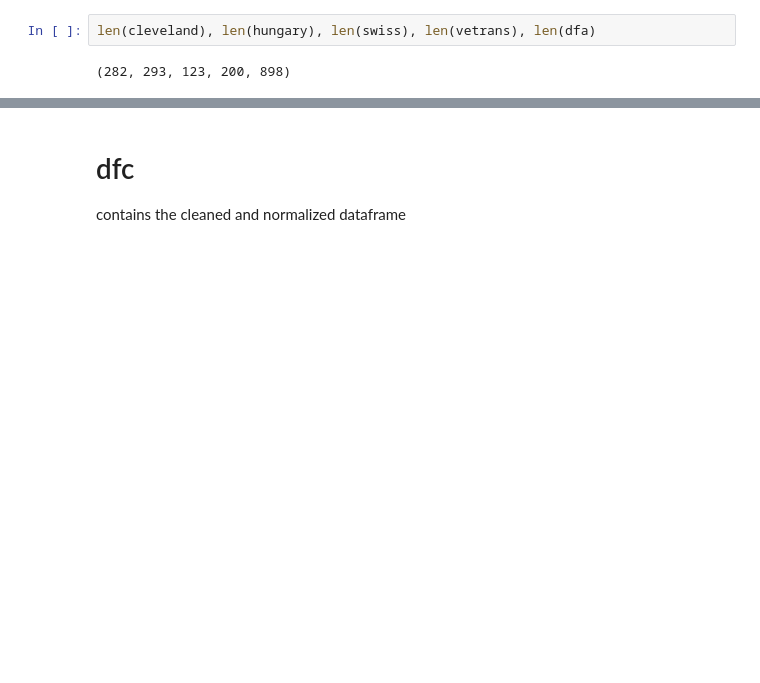
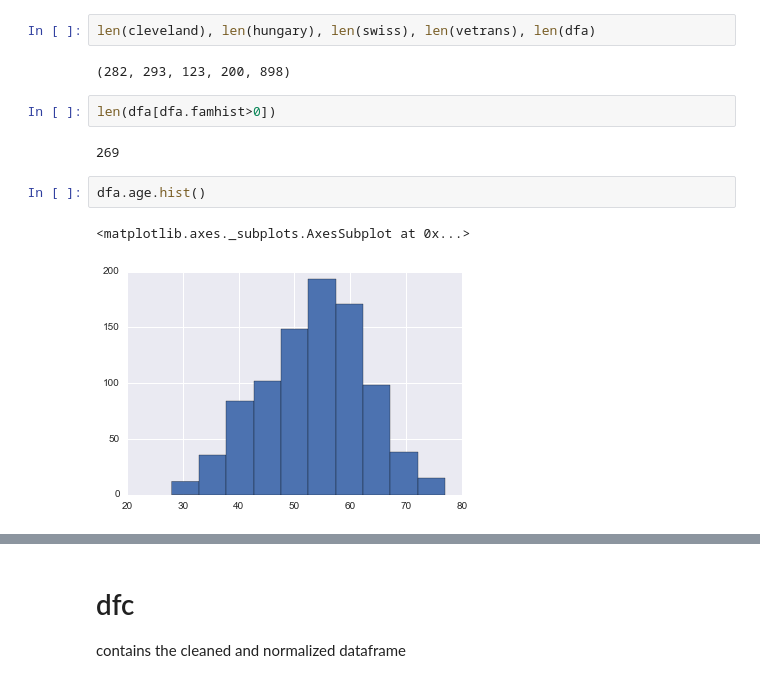
Before and after one commit to shermanash/kardiac_kids, a Jupyter notebook: preprocessing/uciheartdbcleannorm.ipynb, the cells around one changed output, grey strips where cells are left out. Cells and saved outputs as stored; diff of their text form; blank space fills up the shorter version.

```diff
--- a/preprocessing/uciheartdbcleannorm.ipynb
+++ b/preprocessing/uciheartdbcleannorm.ipynb
@@ -53,6 +55,15 @@ dfa.head()
 len(cleveland), len(hungary), len(swiss), len(vetrans), len(dfa)
 # %% [output]
 (282, 293, 123, 200, 898)
+# %%
+len(dfa[dfa.famhist>0])
+# %% [output]
+269
+# %%
+dfa.age.hist()
+# %% [output]
+<matplotlib.axes._subplots.AxesSubplot at 0x...>
+[figure, added]
 # %%
 # clean the data
 sigattribs = [
```
Also changed, not shown: parts of 6 cells of this notebook.
